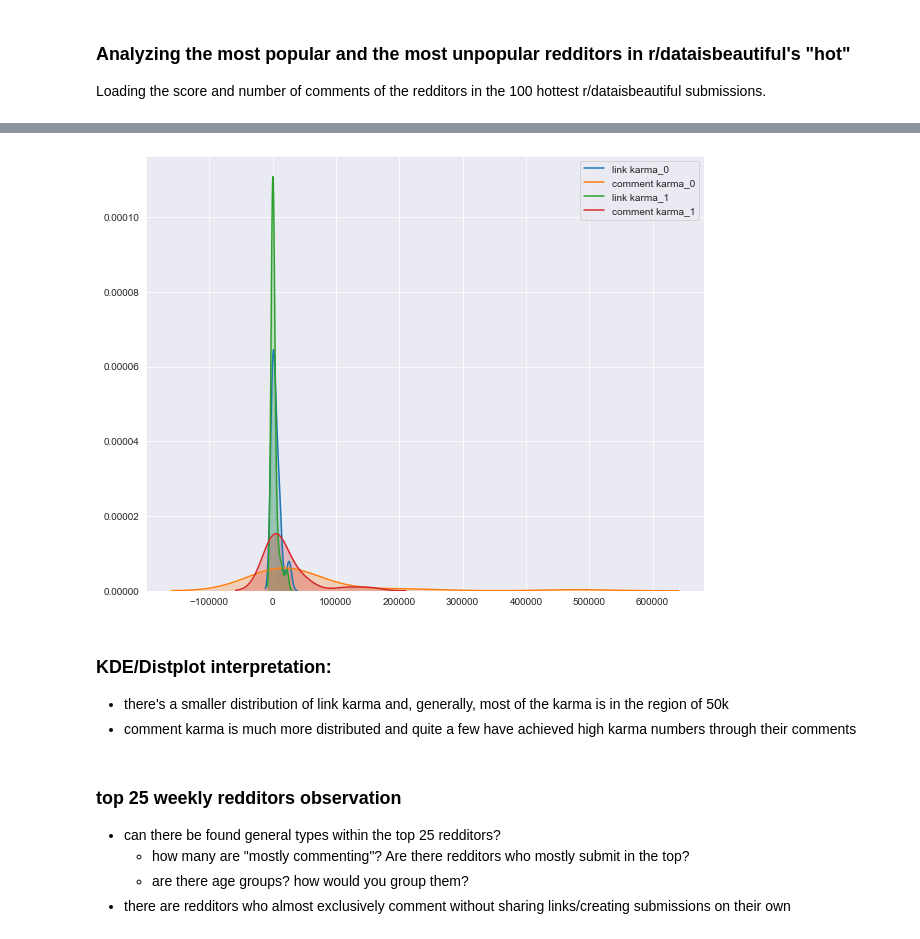
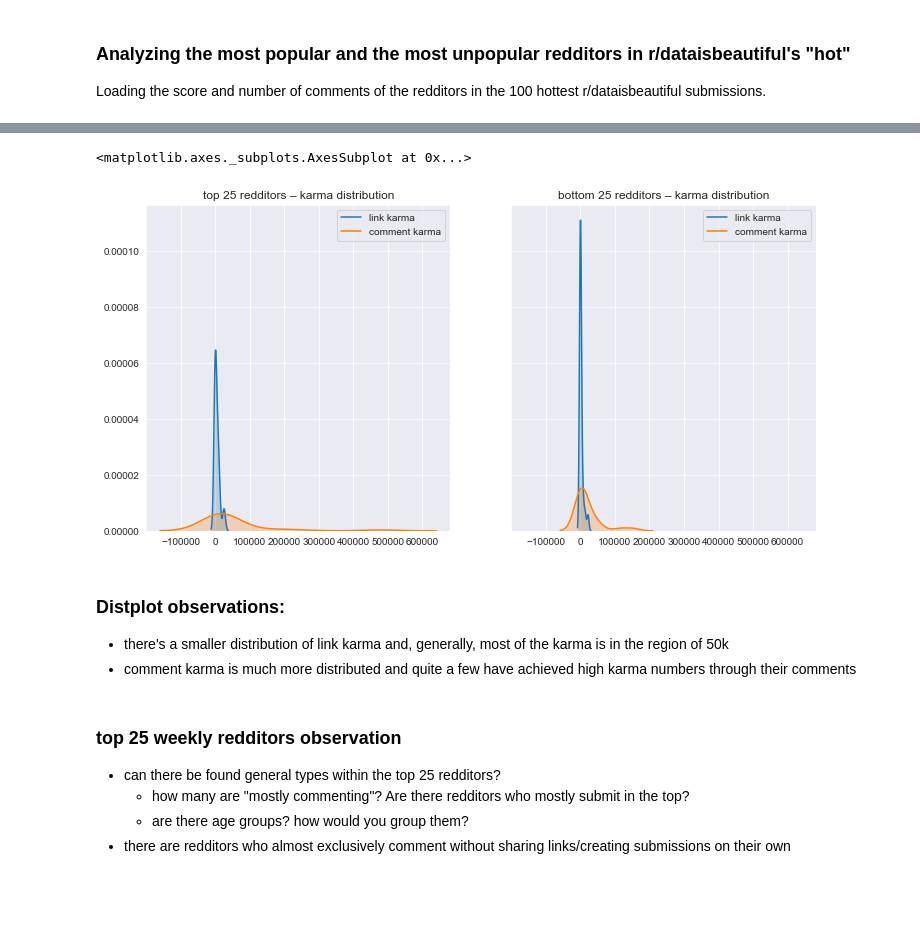
Before and after one commit to xaverdorner/reddit_analysis_project, a Jupyter notebook: Reddit_visualizations.ipynb, the cells around one changed output, grey strips where cells are left out. Saved outputs shown, nothing was run; the diff lists cells and outputs as text; code cells hidden in the pictures; blank space fills up the shorter version.

```diff
--- a/Reddit_visualizations.ipynb
+++ b/Reddit_visualizations.ipynb
@@ -172,9 +81,17 @@ def test_kde_plotter(frame_list):
-# %%
-test_kde_plotter(frame_list)
-# %% [output]
-[figure, removed]
+# %%
+# creating subplots for the distribution differences between top and bottom 25
+fig, (ax1, ax2) = plt.subplots(nrows=1, ncols=2,figsize=(12,6), sharex=True, sharey=True)
+ax1.set_title('top 25 redditors – karma distribution')
+sns.kdeplot(top['link_karma'], shade=True, label=f'link karma', ax=ax1)
+sns.kdeplot(top['comment_karma'], shade=True, label= f'comment karma', ax=ax1)
+ax2.set_title('bottom 25 redditors – karma distribution')
+sns.kdeplot(bottom['link_karma'], shade=True, label=f'link karma', ax=ax2)
+sns.kdeplot(bottom['comment_karma'], shade=True, label= f'comment karma', ax=ax2)
+# %% [output]
+<matplotlib.axes._subplots.AxesSubplot at 0x...>
+[figure, added]
 # %% [markdown]
-### KDE/Distplot interpretation:
+### Distplot observations:
 - there's a smaller distribution of link karma and, generally, most of the karma is in the region of 50k
 - comment karma is much more distributed and quite a few have achieved high karma numbers through their comments
 # %% [markdown]
```
Also changed, not shown: parts of 67 cells of this notebook.
